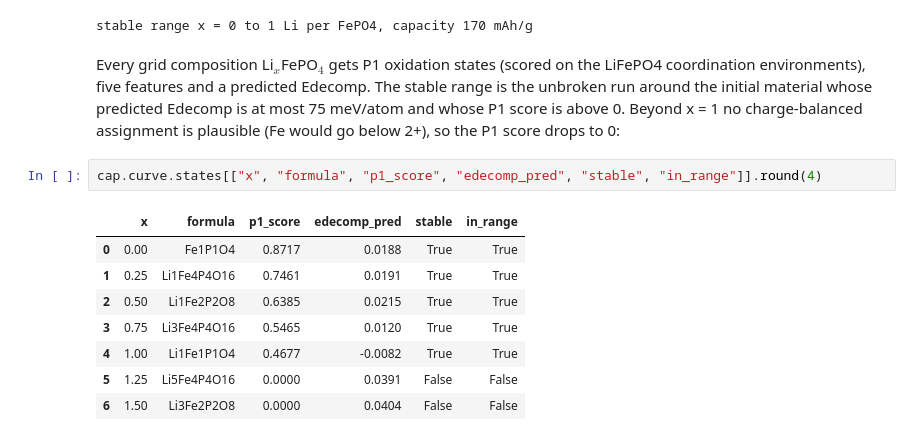
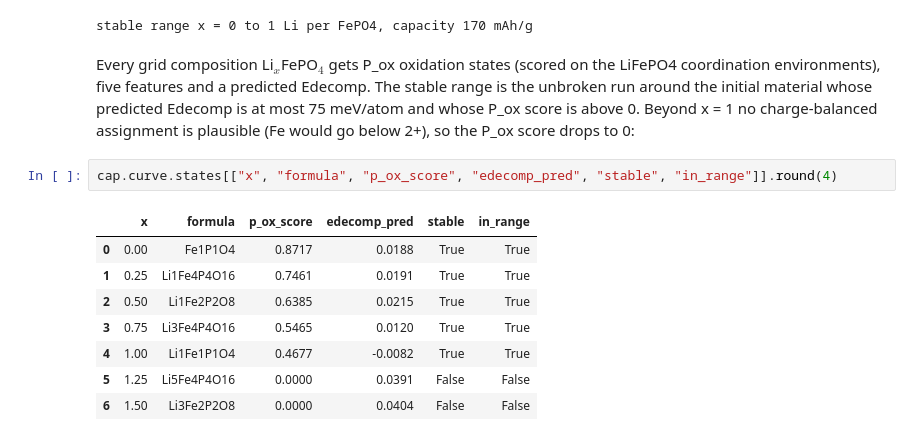
Before and after one commit to CharlesSchwarz/ion_insertion_modeling, a Jupyter notebook: notebooks/00_quickstart.ipynb, the cells around one changed output. Drawn from its saved outputs; the diff is of its cells as text.

```diff
--- a/notebooks/00_quickstart.ipynb
+++ b/notebooks/00_quickstart.ipynb
@@ -30,14 +30,14 @@ print(f"stable range x = {cap.x_lo:g} to {cap.x_hi:g} Li per FePO4, capacity {ca
 # %% [output]
 stable range x = 0 to 1 Li per FePO4, capacity 170 mAh/g
 # %% [markdown]
-Every grid composition Li$_x$FePO$_4$ gets P1 oxidation states (scored on the LiFePO4 coordination environments),
+Every grid composition Li$_x$FePO$_4$ gets P_ox oxidation states (scored on the LiFePO4 coordination environments),
 five features and a predicted Edecomp. The stable range is the unbroken run around the initial material whose
-predicted Edecomp is at most 75 meV/atom and whose P1 score is above 0. Beyond x = 1 no charge-balanced assignment
-is plausible (Fe would go below 2+), so the P1 score drops to 0:
+predicted Edecomp is at most 75 meV/atom and whose P_ox score is above 0. Beyond x = 1 no charge-balanced assignment
+is plausible (Fe would go below 2+), so the P_ox score drops to 0:
 # %%
-cap.curve.states[["x", "formula", "p1_score", "edecomp_pred", "stable", "in_range"]].round(4)
+cap.curve.states[["x", "formula", "p_ox_score", "edecomp_pred", "stable", "in_range"]].round(4)
 # %% [output]
-|  | x | formula | p1_score | edecomp_pred | stable | in_range |
+|  | x | formula | p_ox_score | edecomp_pred | stable | in_range |
 | 0 | 0.00 | Fe1P1O4 | 0.8717 | 0.0188 | True | True |
 | 1 | 0.25 | Li1Fe4P4O16 | 0.7461 | 0.0191 | True | True |
 | 2 | 0.50 | Li1Fe2P2O8 | 0.6385 | 0.0215 | True | True |
```
Also changed, not shown: 42 other files.
